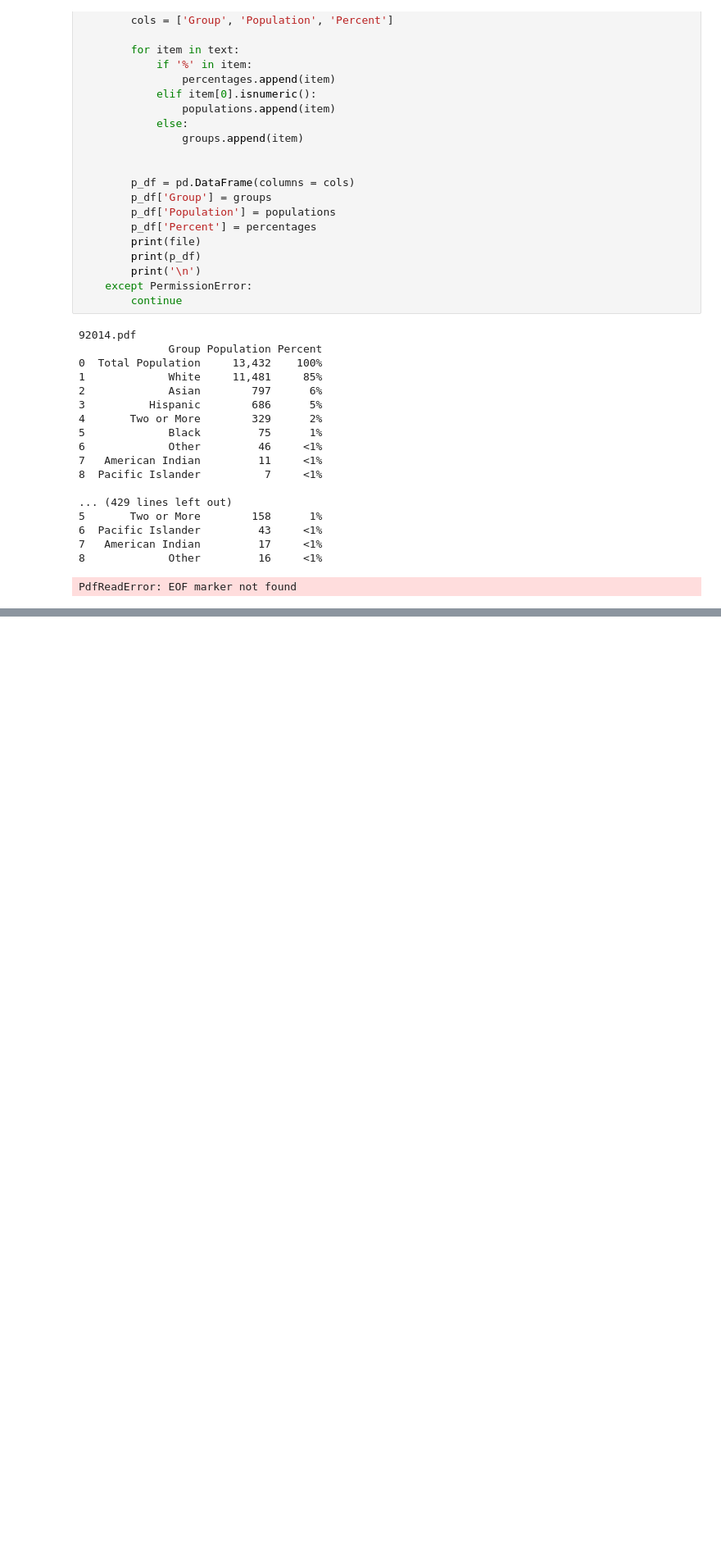
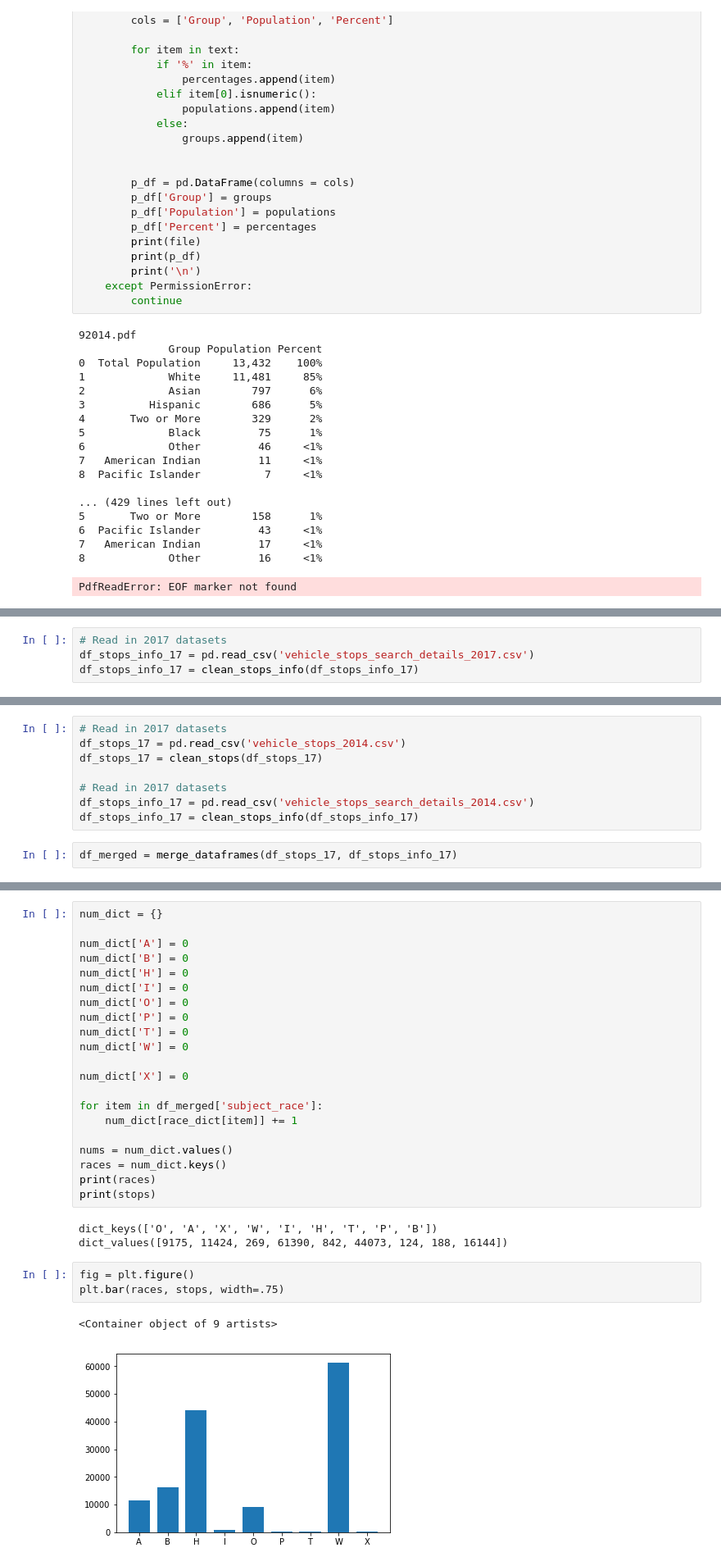
Before and after one commit to dgordee/San-Diego-Police-Analysis, a Jupyter notebook: Project testing.ipynb, the cells around one changed output, grey strips where cells are left out. Shown: that part at 82% size. Drawn from its saved outputs; the diff is of its cells as text; blank space fills up the shorter version.

Commit message:
graphs and service area func

```diff
--- a/Project testing.ipynb
+++ b/Project testing.ipynb
@@ -183,0 +379,4 @@ PdfReadError: EOF marker not found
+# %%
+# Read in 2017 datasets
+df_stops_info_17 = pd.read_csv('vehicle_stops_search_details_2017.csv')
+df_stops_info_17 = clean_stops_info(df_stops_info_17)
@@ -183,0 +442,10 @@ PdfReadError: EOF marker not found
+# %%
+# Read in 2017 datasets
+df_stops_17 = pd.read_csv('vehicle_stops_2014.csv')
+df_stops_17 = clean_stops(df_stops_17)
+
+# Read in 2017 datasets
+df_stops_info_17 = pd.read_csv('vehicle_stops_search_details_2014.csv')
+df_stops_info_17 = clean_stops_info(df_stops_info_17)
+# %%
+df_merged = merge_dataframes(df_stops_17, df_stops_info_17)
@@ -183,0 +499,30 @@ PdfReadError: EOF marker not found
+# %%
+num_dict = {}
+
+num_dict['A'] = 0
+num_dict['B'] = 0
+num_dict['H'] = 0
+num_dict['I'] = 0
+num_dict['O'] = 0
+num_dict['P'] = 0
+num_dict['T'] = 0
+num_dict['W'] = 0
+
+num_dict['X'] = 0
+
+for item in df_merged['subject_race']:
+    num_dict[race_dict[item]] += 1
+
+nums = num_dict.values()
+races = num_dict.keys()
+print(races)
+print(stops)
+# %% [output]
+dict_keys(['O', 'A', 'X', 'W', 'I', 'H', 'T', 'P', 'B'])
+dict_values([9175, 11424, 269, 61390, 842, 44073, 124, 188, 16144])
+# %%
+fig = plt.figure()
+plt.bar(races, stops, width=.75)
+# %% [output]
+<Container object of 9 artists>
+[figure, added]
```
Also changed, not shown: parts of 22 cells of this notebook.
